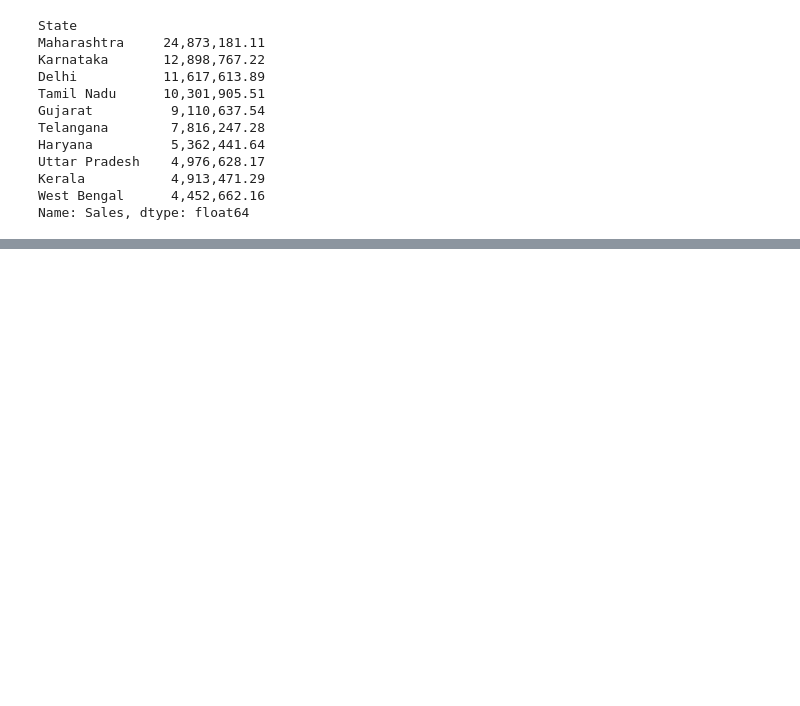
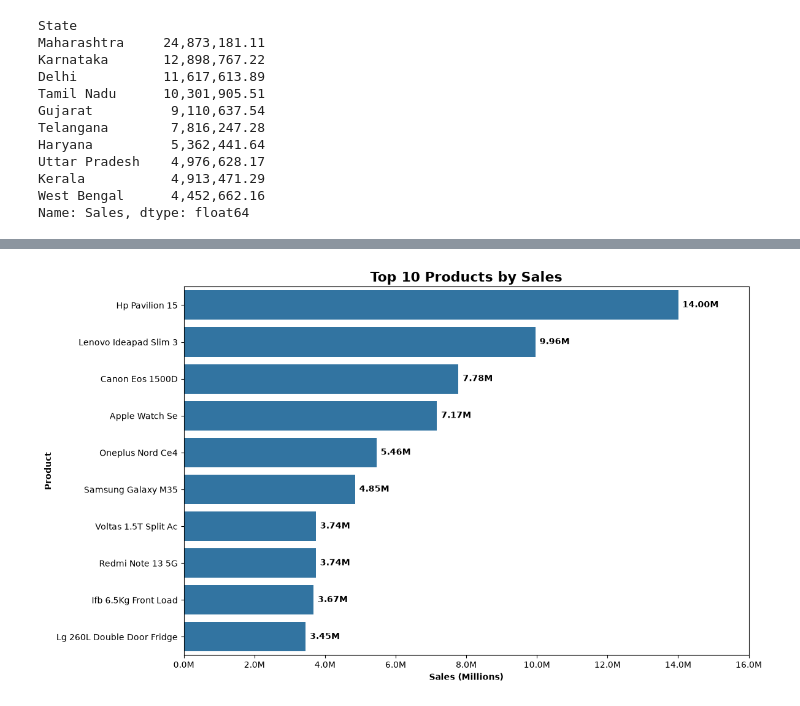
Before and after one commit to Tanujakarande5703/data_analysis_project, a Jupyter notebook: project.ipynb, the cells around one changed output, grey strips where cells are left out. Drawn from its saved outputs; the diff is of its cells as text; code cells hidden in the pictures; blank space fills up the shorter version.

```diff
--- a/project.ipynb
+++ b/project.ipynb
@@ -955,0 +1278,7 @@ Name: Sales, dtype: float64
+# %%
+prod = (df.groupby(["Product_Name", "Category"])
+          .agg(Revenue=("Sales", "sum"), Profit=("Profit", "sum"),
+               Orders=("Order_ID", "count"), Units=("Quantity", "sum"))
+          .reset_index())
+prod["Margin_%"] = (prod["Profit"] / prod["Revenue"] * 100).round(1)
+top10 = prod.sort_values("Revenue", ascending=False).head(10)
@@ -955,0 +1299,47 @@ Name: Sales, dtype: float64
+# %%
+# Sort Top 10 for horizontal bar chart
+plot_data = top10.sort_values("Revenue", ascending=False)
+
+
+plt.figure(figsize=(12, 7))
+
+
+ax = sns.barplot(
+    data=plot_data,
+    x="Revenue",
+    y="Product_Name"
+)
+
+
+# Add sales labels in Millions
+for container in ax.containers:
+    ax.bar_label(
+        container,
+        labels=[f'{v/1_000_000:.2f}M' for v in container.datavalues],
+        padding=5,
+        fontsize=10,
+        fontweight='bold'
+    )
+
+
+plt.title(
+    "Top 10 Products by Sales",
+    fontsize=16,
+    fontweight="bold"
+)
+
+
+plt.xlabel("Sales (Millions)", fontweight="bold")
+plt.ylabel("Product", fontweight="bold")
+
+
+plt.xticks(
+    ticks=ax.get_xticks(),
+    labels=[f'{x/1_000_000:.1f}M' for x in ax.get_xticks()]
+)
+
+
+plt.tight_layout()
+plt.show()
+# %% [output]
+[figure, added]
```
Also changed, not shown: parts of 25 cells of this notebook.
